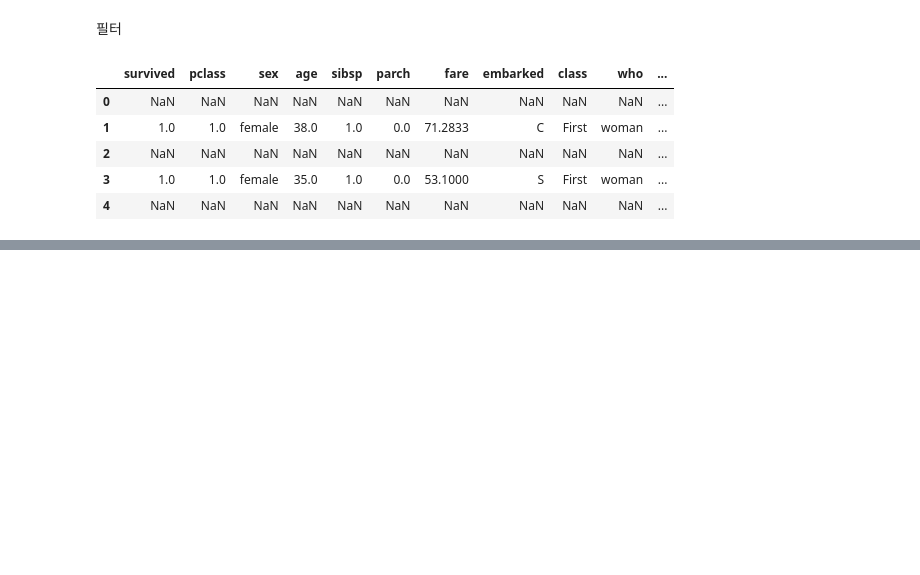
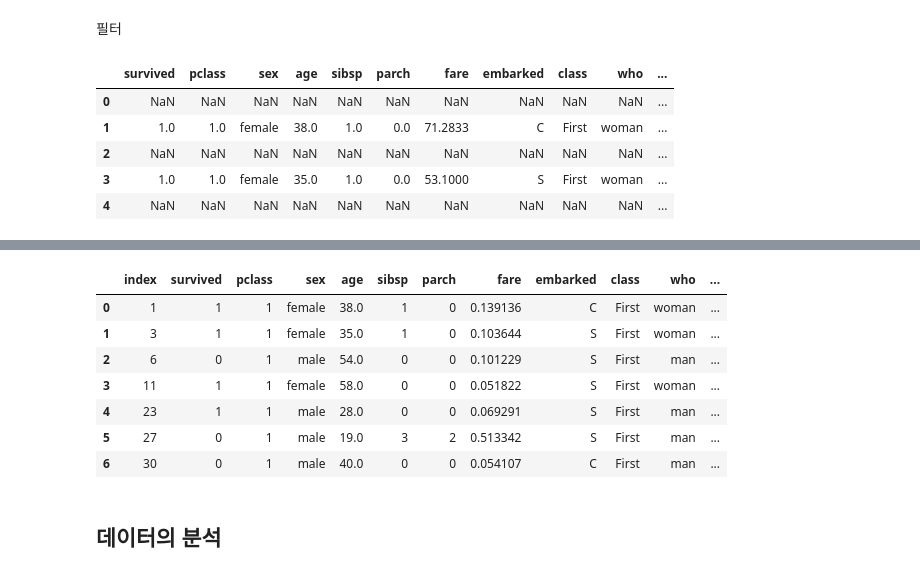
Before and after one commit to lattehauma/-, a Jupyter notebook: 데이터프레임.ipynb, the cells around one changed output, grey strips where cells are left out. Saved outputs shown, nothing was run; the diff lists cells and outputs as text; code cells hidden in the pictures; blank space fills up the shorter version.

```diff
--- a/데이터프레임.ipynb
+++ b/데이터프레임.ipynb
@@ -460,0 +508,4 @@ df.head(5)
+# %%
+gdf=df.groupby('pclass')
+print(gdf.mean())
+df.groupby(['pclass','sex'])[['age','fare']].mean()
@@ -460,0 +582,15 @@ df.head(5)
+# %%
+#해당값의 그룹만 추출하기
+gdf.get_group(1).reset_index().head(7)
+#reset_index 인덱스를 새로 설정함
+# %% [output]
+|  | index | survived | pclass | sex | age | sibsp | parch | fare | embarked | class | who | ... |
+| 0 | 1 | 1 | 1 | female | 38.0 | 1 | 0 | 0.139136 | C | First | woman | ... |
+| 1 | 3 | 1 | 1 | female | 35.0 | 1 | 0 | 0.103644 | S | First | woman | ... |
+| 2 | 6 | 0 | 1 | male | 54.0 | 0 | 0 | 0.101229 | S | First | man | ... |
+| 3 | 11 | 1 | 1 | female | 58.0 | 0 | 0 | 0.051822 | S | First | woman | ... |
+| 4 | 23 | 1 | 1 | male | 28.0 | 0 | 0 | 0.069291 | S | First | man | ... |
+| 5 | 27 | 0 | 1 | male | 19.0 | 3 | 2 | 0.513342 | S | First | man | ... |
+| 6 | 30 | 0 | 1 | male | 40.0 | 0 | 0 | 0.054107 | C | First | man | ... |
+# %% [markdown]
+## 데이터의 분석
```
Also changed, not shown: parts of 31 cells of this notebook.
